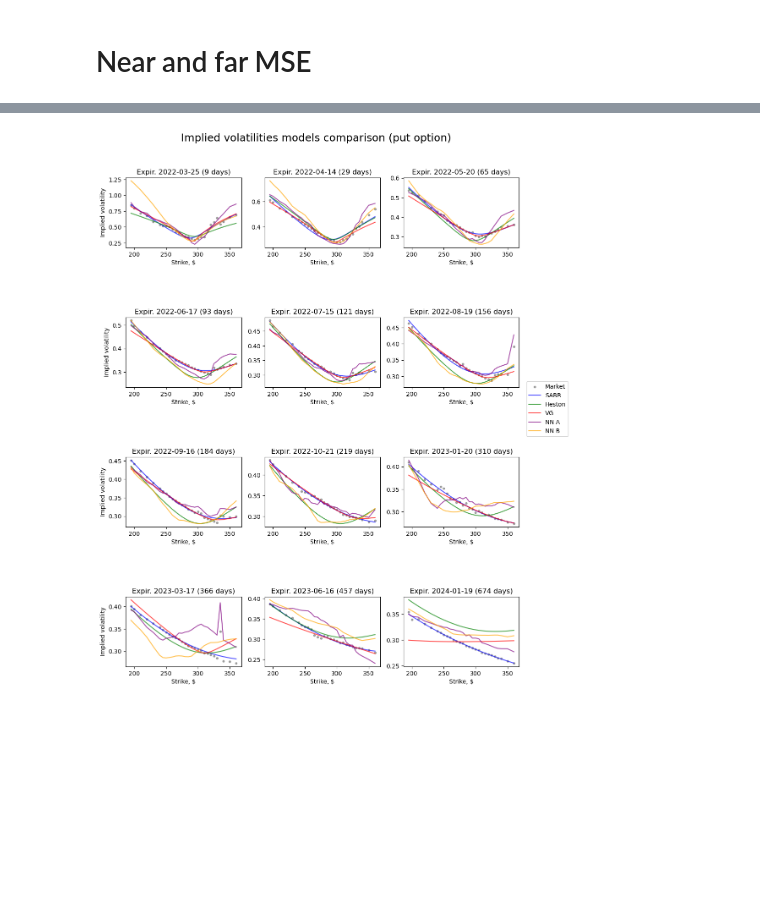
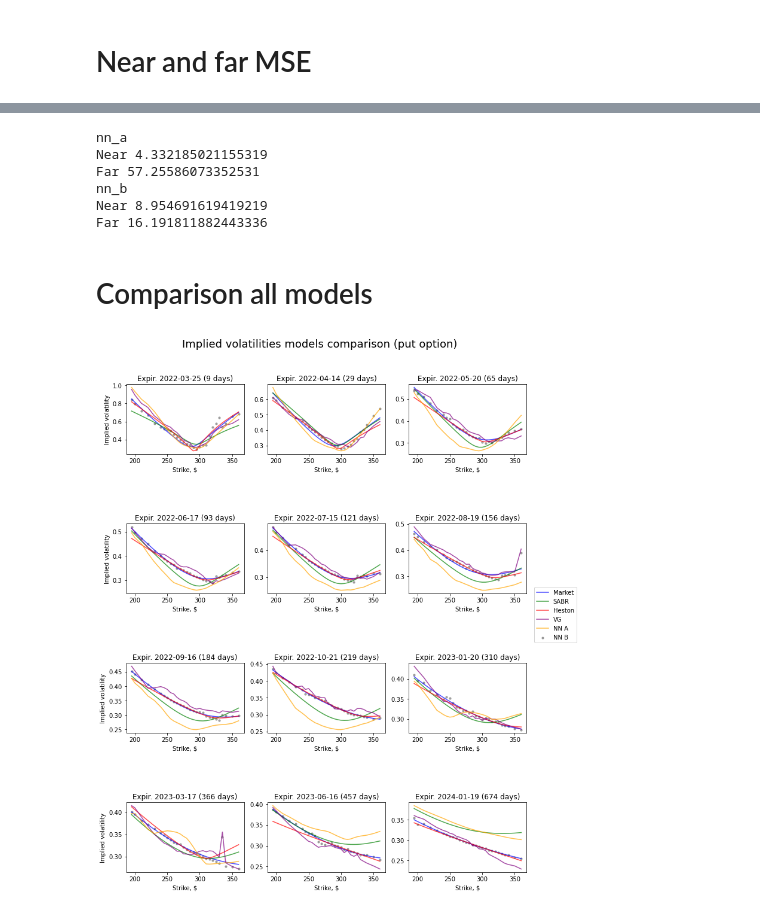
Before and after one commit to Kharinaev/neuro_pricing, a Jupyter notebook: IV_surface_put.ipynb, the cells around one changed output, grey strips where cells are left out. Cells and saved outputs as stored; diff of their text form; code cells hidden in the pictures; blank space fills up the shorter version.

```diff
--- a/IV_surface_put.ipynb
+++ b/IV_surface_put.ipynb
@@ -239,3 +180,5 @@ sabr_train_vols = sabr.iv_surface(strikes, maturities)
+# %%
+sabr_train_vols = sabr.iv_surface(strikes, maturities)
 # %%
 MSE(vols, sabr_train_vols)
 # %% [output]
@@ -711,19 +315,0 @@ for i, expir in enumerate(expirations):
-# %%
-all_ivs = [
-    vols,
-    sabr_train_vols,
-    heston_train_vols,
-    vg_train_vols,
-]
-labels = ['Market', 'SABR', 'Heston', 'VG']
-colors = ['g', 'b', 'orange', 'r']
-
-for i, expir in enumerate(expirations):
-    plt.figure(figsize=(8,4))
-    plt.title(f'Implied volatilities models comparison, expiration date {exp}')
-    for j in range(4):
-        plt.plot(strikes, all_ivs[j][i], c=colors[j], label=labels[j], alpha=0.4)
-    plt.xlabel('Strike, $')
-    plt.ylabel('Implied volatility')
-    plt.legend()
-    plt.show()
@@ -754,14 +338,7 @@ Far 56.50272552575426
 # %%
-import pickle
-with open('nn_opt_prices_no_opt_prices_put.pkl', 'rb') as f:
-    nn_b_opt_prices = pickle.load(f)
+with open('data/results/nn_a_put_surface.pkl', 'rb') as f:
+    nn_a_put_surface = pickle.load(f)
 
-with open('nn_vols_no_opt_prices_put.pkl', 'rb') as f:
-    nn_b_vols = pickle.load(f)
-
-with open('nn_opt_prices_1_put.pkl', 'rb') as f:
-    nn_a_opt_prices = pickle.load(f)
-
-with open('nn_vols_1_put.pkl', 'rb') as f:
-    nn_a_vols = pickle.load(f)
+with open('data/results/nn_b_put_surface.pkl', 'rb') as f:
+    nn_b_put_surface = pickle.load(f)
 # %%
@@ -783,37 +363,47 @@ plot_opt_prices(strikes, nn_b_opt_prices, expirations, title='Put option prices
+# %%
+for mod in ['nn_a', 'nn_b']:
+    print(mod)
+    print('Near', MSE(opt_prices[mask1], globals()[f'{mod}_put_opt_prices'][mask1]))
+    print('Far', MSE(opt_prices[mask2], globals()[f'{mod}_put_opt_prices'][mask2]))
+# %% [output]
+nn_a
+Near 4.332185021155319
+Far 57.25586073352531
+nn_b
+Near 8.954691619419219
+Far 16.191811882443336
+# %% [markdown]
+# Comparison all models
 # %%
-
 all_ivs = [
     vols,
     sabr_train_vols,
     heston_train_vols,
     vg_train_vols,
-    nn_a_vols,
-    nn_b_vols
+    nn_a_put_surface,
+    nn_b_put_surface
 ]
 labels = ['Market', 'SABR', 'Heston', 'VG', 'NN A', 'NN B']
 colors = ['grey', 'b', 'g', 'r', 'purple', 'orange']
 
 fig, axs = plt.subplots(nrows=4, ncols=3, figsize=(12, 15))
 plt.subplots_adjust(hspace=1)
 fig.suptitle("Implied volatilities models comparison (put option)", fontsize=18, y=0.95)
 
 for i, (exp, ax) in enumerate(zip(expirations, axs.ravel())):
     ax.set_title(f'Expir. {exp} ({int(maturities[i] * 256)} days)')
     ax.scatter(strikes, all_ivs[0][i], c=colors[0], label=labels[0], alpha=0.7, s=10)
-    # ax.scatter(msft_calls[i].strike, msft_calls[i].impliedVolatility, c=colors[0], label=labels[0], alpha=0.7, s=10)
     for j in range(len(all_ivs)-1):
         ax.plot(strikes, all_ivs[j+1][i], c=colors[j+1], label=labels[j+1], alpha=0.7)
-    # ax.get_legend().remove()
     ax.set_xlabel('Strike, $')
     if i % 3 == 0:
         ax.set_ylabel('Implied volatility')
-    # ax.legend(loc='upper right')
     handles, labels = ax.get_legend_handles_labels()
 
 fig.legend(handles, labels, loc='right')
 plt.show()
 # %% [output]
-[figure, old version]
+[figure, new version]
 # %%
 all_prices = [
     opt_prices,
```
Also changed, not shown: parts of 54 cells of this notebook, 2 other files.
